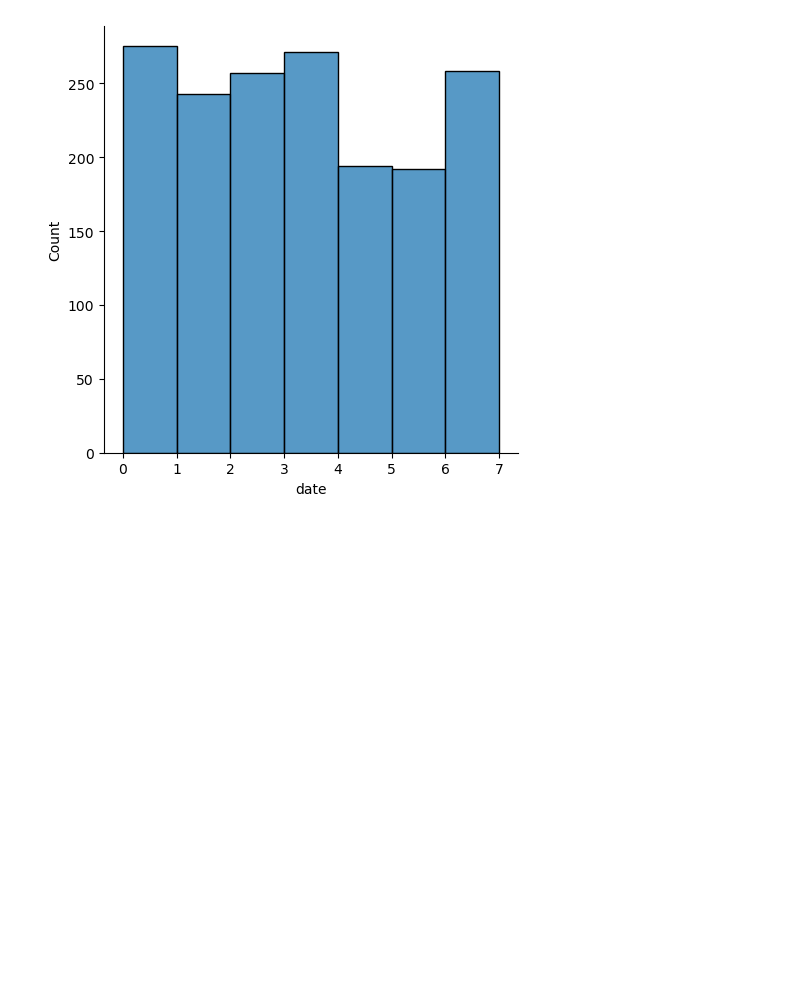
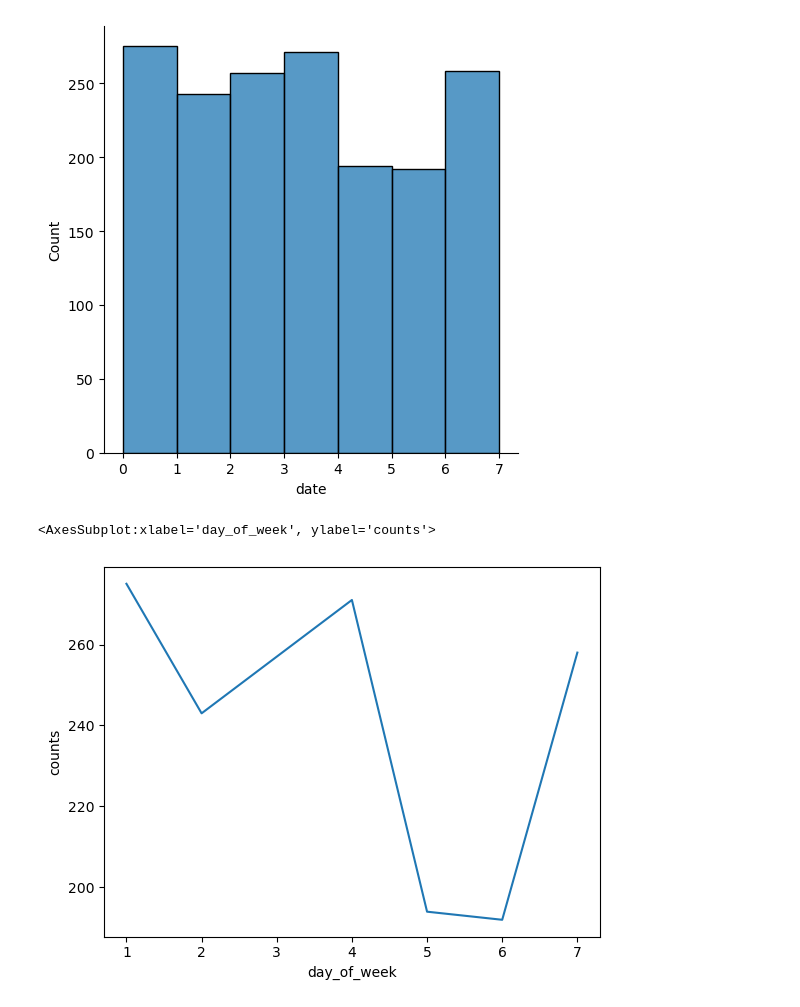
Before and after one commit to dreamking60/DataMining-CS, a Jupyter notebook: Lab4/DataProcess.ipynb, the cells around one changed output. Drawn from its saved outputs; the diff is of its cells as text; code cells hidden in the pictures; blank space fills up the shorter version.

```diff
--- a/Lab4/DataProcess.ipynb
+++ b/Lab4/DataProcess.ipynb
@@ -90,3 +57,11 @@ seaborn.displot(day_of_week, bins=[0,1,2,3,4,5,6,7])
 # %% [output]
 <seaborn.axisgrid.FacetGrid at 0x...>
 [figure]
+# %%
+#Print out a lineplot
+counts = day_of_week.value_counts().sort_index()
+dayWeek = pd.DataFrame({'day_of_week': counts.index+1, 'counts': counts.values})
+seaborn.lineplot(x='day_of_week', y='counts', data=dayWeek)
+# %% [output]
+<AxesSubplot:xlabel='day_of_week', ylabel='counts'>
+[figure, added]
```
Also changed, not shown: parts of 4 cells of this notebook, 37 other files.
